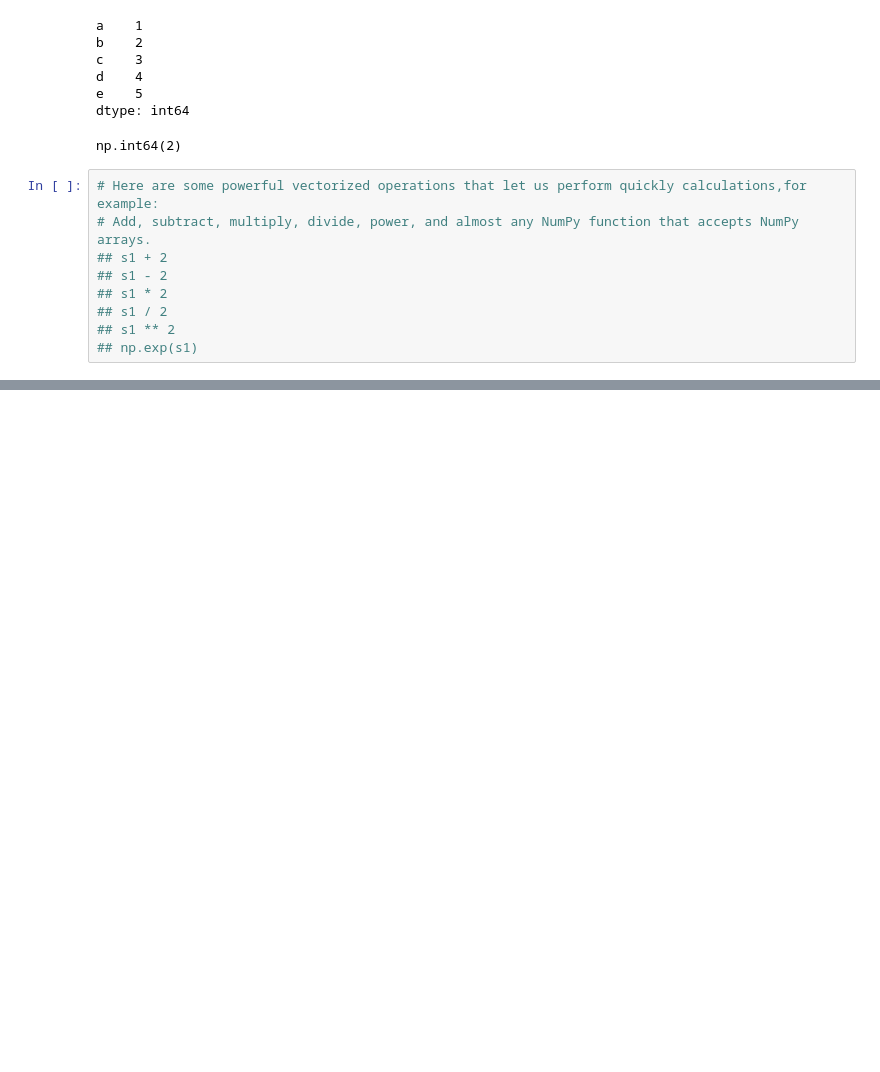
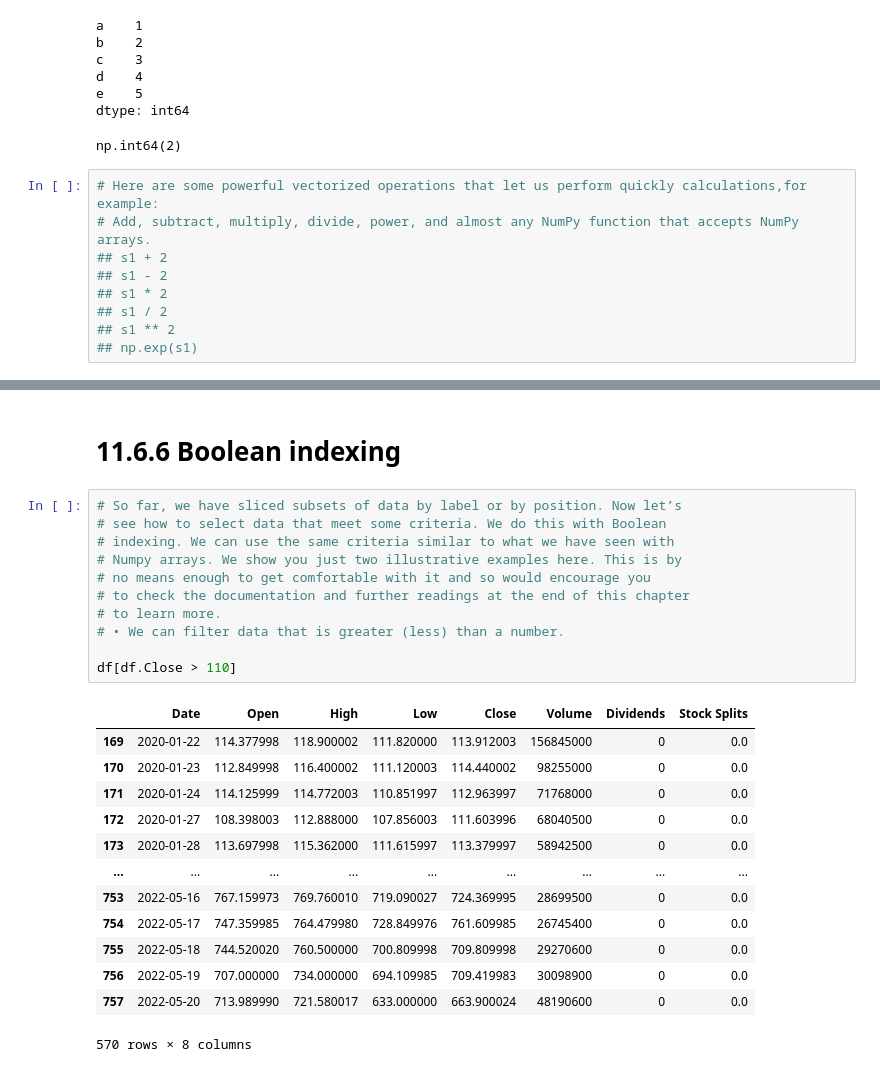
Before and after one commit to gr8bipin/python_basics_finance, a Jupyter notebook: pandas_module.ipynb, the cells around one changed output, grey strips where cells are left out. Drawn from its saved outputs; the diff is of its cells as text; blank space fills up the shorter version.

```diff
--- a/pandas_module.ipynb
+++ b/pandas_module.ipynb
@@ -301,0 +811,27 @@ np.int64(2)
+# %% [markdown]
+# 11.6.6 Boolean indexing
+# %%
+# So far, we have sliced subsets of data by label or by position. Now let’s
+# see how to select data that meet some criteria. We do this with Boolean
+# indexing. We can use the same criteria similar to what we have seen with
+# Numpy arrays. We show you just two illustrative examples here. This is by
+# no means enough to get comfortable with it and so would encourage you
+# to check the documentation and further readings at the end of this chapter
+# to learn more.
+# • We can filter data that is greater (less) than a number.
+
+df[df.Close > 110]
+# %% [output]
+|  | Date | Open | High | Low | Close | Volume | Dividends | Stock Splits |
+| 169 | 2020-01-22 | 114.377998 | 118.900002 | 111.820000 | 113.912003 | 156845000 | 0 | 0.0 |
+| 170 | 2020-01-23 | 112.849998 | 116.400002 | 111.120003 | 114.440002 | 98255000 | 0 | 0.0 |
+| 171 | 2020-01-24 | 114.125999 | 114.772003 | 110.851997 | 112.963997 | 71768000 | 0 | 0.0 |
+| 172 | 2020-01-27 | 108.398003 | 112.888000 | 107.856003 | 111.603996 | 68040500 | 0 | 0.0 |
+| 173 | 2020-01-28 | 113.697998 | 115.362000 | 111.615997 | 113.379997 | 58942500 | 0 | 0.0 |
+| ... | ... | ... | ... | ... | ... | ... | ... | ... |
+| 753 | 2022-05-16 | 767.159973 | 769.760010 | 719.090027 | 724.369995 | 28699500 | 0 | 0.0 |
+| 754 | 2022-05-17 | 747.359985 | 764.479980 | 728.849976 | 761.609985 | 26745400 | 0 | 0.0 |
+| 755 | 2022-05-18 | 744.520020 | 760.500000 | 700.809998 | 709.809998 | 29270600 | 0 | 0.0 |
+| 756 | 2022-05-19 | 707.000000 | 734.000000 | 694.109985 | 709.419983 | 30098900 | 0 | 0.0 |
+| 757 | 2022-05-20 | 713.989990 | 721.580017 | 633.000000 | 663.900024 | 48190600 | 0 | 0.0 |
+570 rows × 8 columns
```
Also changed, not shown: parts of 101 cells of this notebook.
